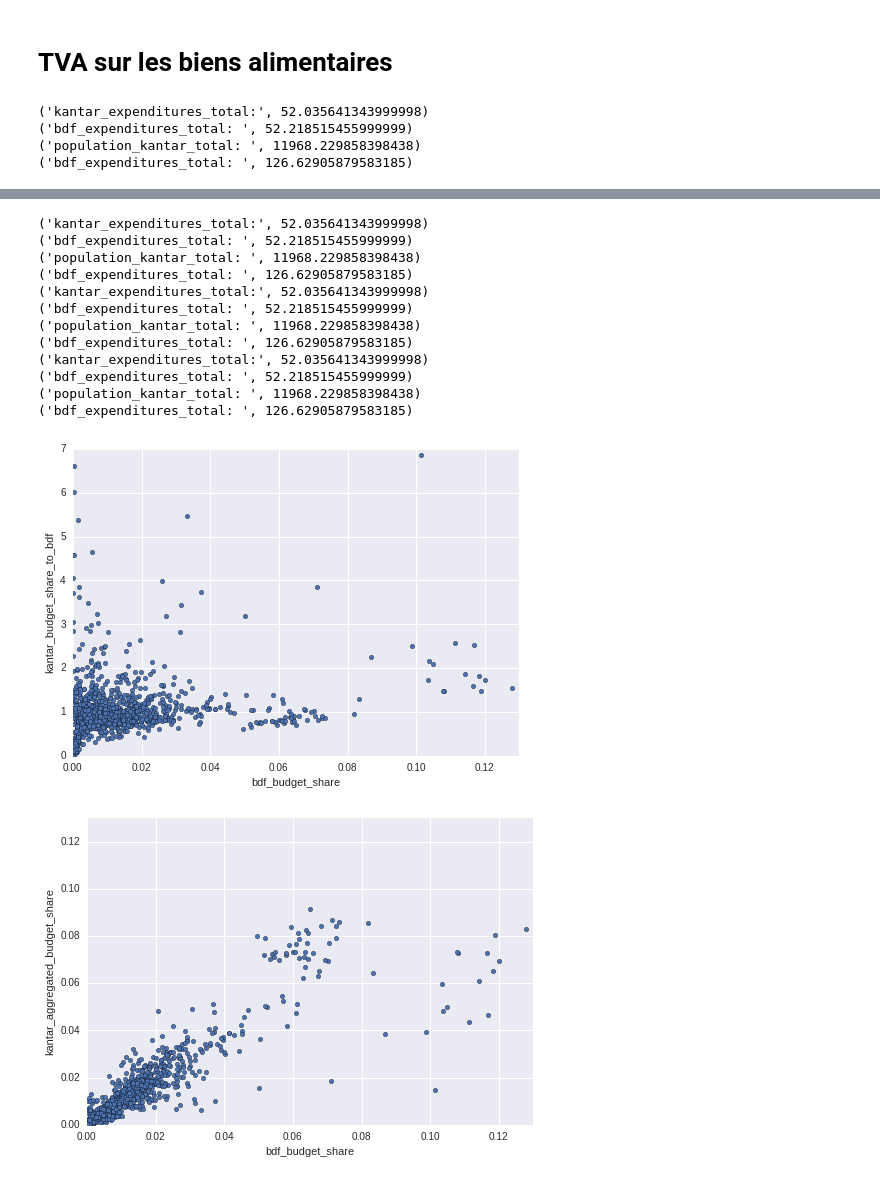
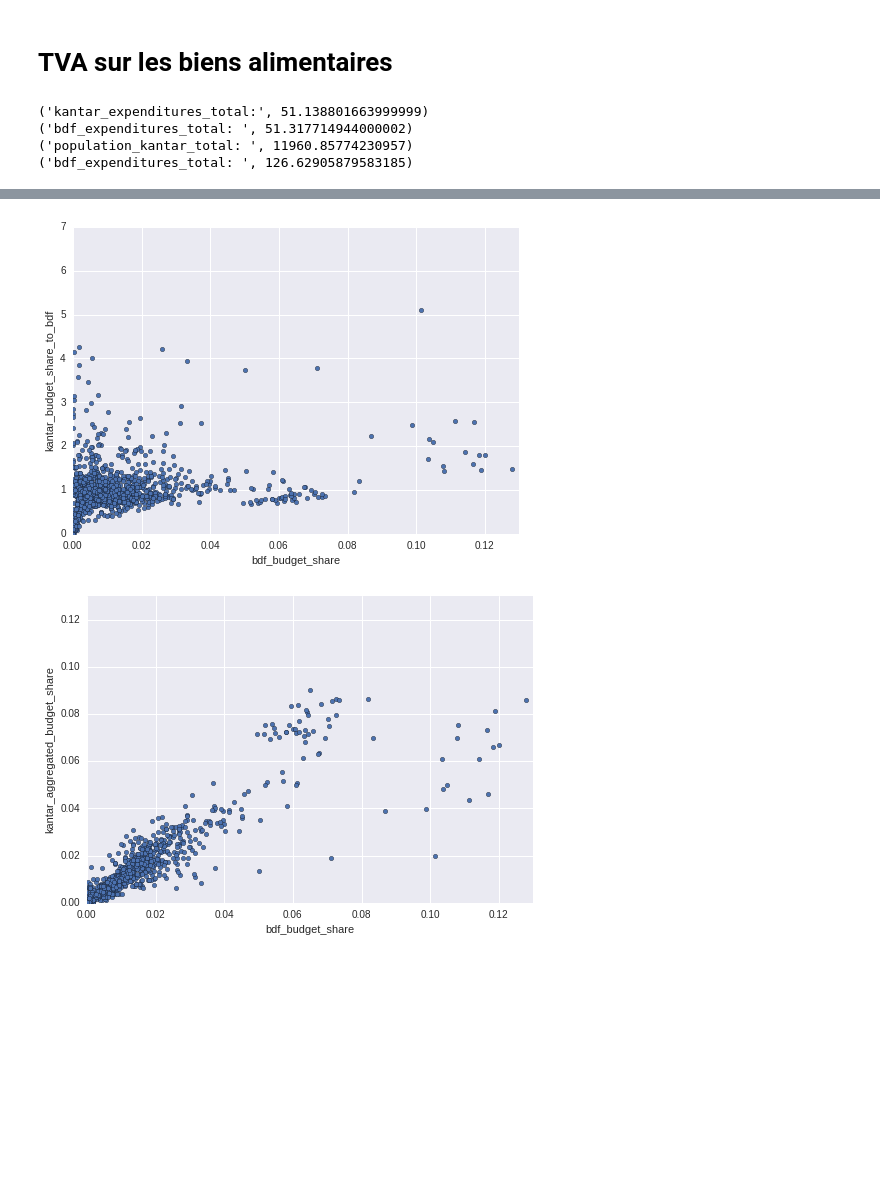
Before and after one commit to openfisca/openfisca-france-indirect-taxation, a Jupyter notebook: openfisca_france_indirect_taxation/examples/notebooks/alimentation.ipynb, the cells around one changed output, grey strips where cells are left out. Cells and saved outputs as stored; diff of their text form; code cells hidden in the pictures; blank space fills up the shorter version.

Commit message:
Improve aliss data processing

```diff
--- a/openfisca_france_indirect_taxation/examples/notebooks/alimentation.ipynb
+++ b/openfisca_france_indirect_taxation/examples/notebooks/alimentation.ipynb
@@ -20,7 +20,7 @@ pd.set_option('precision', 3)
 def build_scenarios(reform_key = None):
     year = 2014
     data_year = 2011
-    scenario_kwargs = dict(year = year, data_year = 2011, reform_key = reform_key)
+    scenario_kwargs = dict(year = year, data_year = data_year, reform_key = reform_key)
     survey_scenario = SurveyScenario.create(**scenario_kwargs)
     #
     adjusted_scenario_kwargs = dict(scenario_kwargs)
@@ -115,13 +115,13 @@ def run_reform(reform_key = None):
     return aggregates, pivot_table
 # %%
 data_by_reform_key = dict()
-for reform_key in ['aliss_environnement', 'aliss_tva_sociale', 'aliss_mixte', 'aliss_sante']:
+for reform_key in ['aliss_environnement']: #, 'aliss_tva_sociale', 'aliss_mixte', 'aliss_sante']:
     aggregates, pivot_table = run_reform(reform_key = reform_key)
     data_by_reform_key[reform_key] = dict(aggregates = aggregates, pivot_table = pivot_table)
 # %% [output]
-('kantar_expenditures_total:', 52.035641343999998)
-('bdf_expenditures_total: ', 52.218515455999999)
-('population_kantar_total: ', 11968.229858398438)
+('kantar_expenditures_total:', 51.138801663999999)
+('bdf_expenditures_total: ', 51.317714944000002)
+('population_kantar_total: ', 11960.85774230957)
 ('bdf_expenditures_total: ', 126.62905879583185)
 This will change in a future version of pandas, use inplace=True to avoid this warning.
   input_data_frame.eval("age = 0 + (agepr > 30) + (agepr > 45) + (agepr > 60)",
@@ -130,14 +128,2 @@ This will change in a future version of pandas, use inplace=True to avoid this w
-('kantar_expenditures_total:', 52.035641343999998)
-('bdf_expenditures_total: ', 52.218515455999999)
-('population_kantar_total: ', 11968.229858398438)
-('bdf_expenditures_total: ', 126.62905879583185)
-('kantar_expenditures_total:', 52.035641343999998)
-('bdf_expenditures_total: ', 52.218515455999999)
-('population_kantar_total: ', 11968.229858398438)
-('bdf_expenditures_total: ', 126.62905879583185)
-('kantar_expenditures_total:', 52.035641343999998)
-('bdf_expenditures_total: ', 52.218515455999999)
-('population_kantar_total: ', 11968.229858398438)
-('bdf_expenditures_total: ', 126.62905879583185)
-[figure, old version]
+[figure, new version]
-[figure, old version]
+[figure, new version]
```
Also changed, not shown: parts of 6 cells of this notebook, 5 other files.
